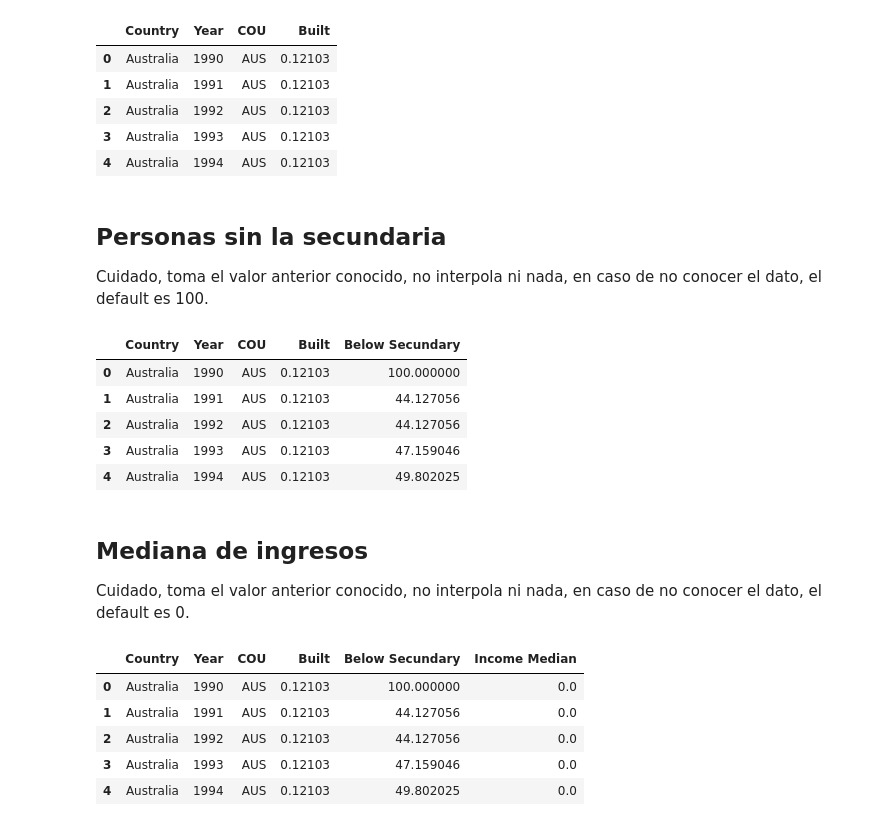
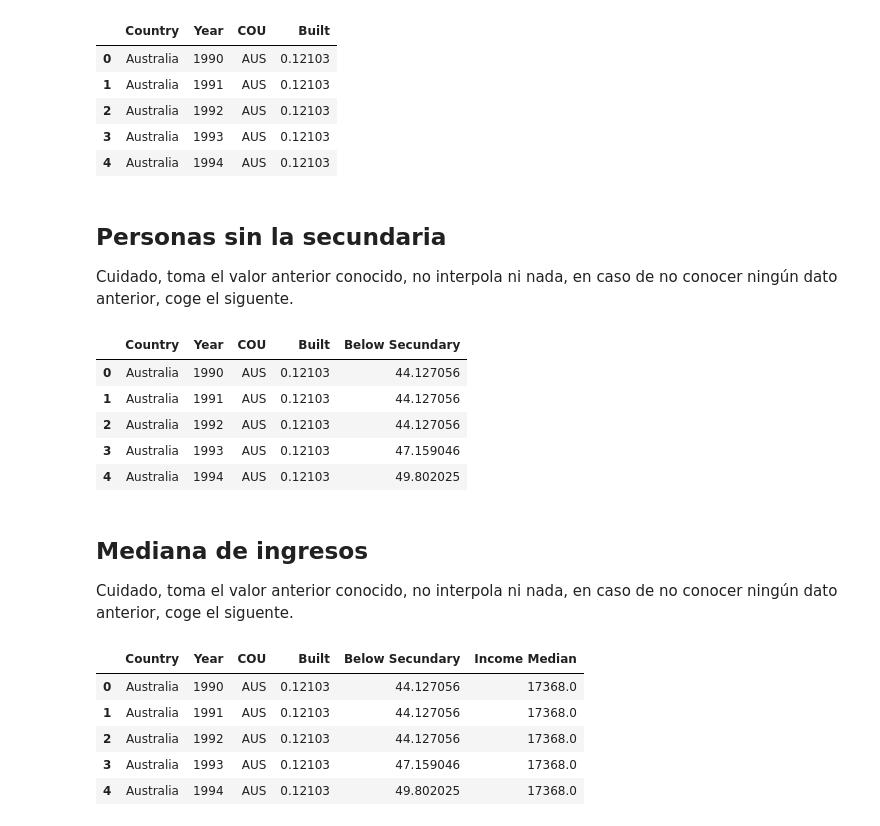
Before and after one commit to OscarGB/TFGInf, a Jupyter notebook: Generate Data.ipynb, the cells around one changed output. Saved outputs shown, nothing was run; the diff lists cells and outputs as text; code cells hidden in the pictures.

```diff
--- a/Generate Data.ipynb
+++ b/Generate Data.ipynb
@@ -5,13 +5,12 @@ import numpy as np
 # %% [markdown]
 ## Cargar datos
 # %%
-construido = pd.read_parquet("construido.parquet")
-educacion = pd.read_parquet("education2.parquet")
-income = pd.read_parquet("income.parquet")
-over65 = pd.read_parquet("over65.parquet")
-poblacion = pd.read_parquet("poblacion.parquet")
-renta = pd.read_parquet("renta.parquet")
-turismo = pd.read_parquet("tourism.parquet")
+construido = pd.read_parquet("construido.parquet") #
+educacion = pd.read_parquet("education.parquet")   #
+income = pd.read_parquet("income.parquet")         #
+poblacion = pd.read_parquet("poblacion.parquet")   #
+renta = pd.read_parquet("renta.parquet")           #
+turismo = pd.read_parquet("tourism.parquet")       #
 waste = pd.read_parquet("waste.parquet")
 # %% [markdown]
 ## Generar columnas de íncide (País ISO, nombre país y año)
@@ -61,10 +60,12 @@ Cuidado, toma el valor anterior conocido, no interpola ni nada.
 # %%
-df["Built"] = [0]*len(COUNTRIES)
+df["Built"] = [np.nan]*len(COUNTRIES)
 construido = construido[construido.MEAS == 'PCNT']
 for a in list(df.COU.unique()):
     for b in list(df.Year.unique()):
         df.loc[(df.COU == a) & (df.Year == b), "Built"] = \
             float(construido[(construido.COU == a) & (construido.Year <= b)].tail(1).Value)
+df.fillna(method="bfill", inplace=True)
+df.fillna(method="ffill", inplace=True)
 df.head()
 # %% [output]
 |  | Country | Year | COU | Built |
@@ -75,41 +76,45 @@ df.head()
 | 4 | Australia | 1994 | AUS | 0.12103 |
 # %% [markdown]
 ## Personas sin la secundaria
-Cuidado, toma el valor anterior conocido, no interpola ni nada, en caso de no conocer el dato, el default es 100.
+Cuidado, toma el valor anterior conocido, no interpola ni nada, en caso de no conocer ningún dato anterior, coge el siguente.
 # %%
-df["Below Secundary"] = [100]*len(COUNTRIES)
+df["Below Secundary"] = [0]*len(COUNTRIES)
 for a in list(df.COU.unique()):
     for b in list(df.Year.unique()):
         if educacion[(educacion.LOCATION == a) & (educacion.TIME <= b)].empty :
-            c = 100
+            c = np.nan
         else:
             c = float(educacion[(educacion.LOCATION == a) & (educacion.TIME <= b)].tail(1).Value)
         df.loc[(df.COU == a) & (df.Year == b), "Below Secundary"] = c
+df.fillna(method="bfill", inplace=True)
+df.fillna(method="ffill", inplace=True)
 df.head()
 # %% [output]
 |  | Country | Year | COU | Built | Below Secundary |
-| 0 | Australia | 1990 | AUS | 0.12103 | 100.000000 |
+| 0 | Australia | 1990 | AUS | 0.12103 | 44.127056 |
 | 1 | Australia | 1991 | AUS | 0.12103 | 44.127056 |
 | 2 | Australia | 1992 | AUS | 0.12103 | 44.127056 |
 | 3 | Australia | 1993 | AUS | 0.12103 | 47.159046 |
 | 4 | Australia | 1994 | AUS | 0.12103 | 49.802025 |
 # %% [markdown]
 ## Mediana de ingresos
-Cuidado, toma el valor anterior conocido, no interpola ni nada, en caso de no conocer el dato, el default es 0.
+Cuidado, toma el valor anterior conocido, no interpola ni nada, en caso de no conocer ningún dato anterior, coge el siguente.
 # %%
 df["Income Median"] = [0]*len(COUNTRIES)
 for a in list(df.COU.unique()):
     for b in list(df.Year.unique()):
-        if income[(income.LOCATION == a) & (income.TIME <= b) & (income.MEASURE == "MEDIANC")].empty :
-            c = 0
+        if income[(income.LOCATION == a) & (income.Year <= b) & (income.MEASURE == "MEDIANC")].empty :
+            c = np.nan
         else:
             c = float(income[(income.LOCATION == a) & (income.Year <= b) & (income.MEASURE == "MEDIANC")].tail(1).Value)
         df.loc[(df.COU == a) & (df.Year == b), "Income Median"] = c
+df.fillna(method="bfill", inplace=True)
+df.fillna(method="ffill", inplace=True)
 df.head()
 # %% [output]
 |  | Country | Year | COU | Built | Below Secundary | Income Median |
-| 0 | Australia | 1990 | AUS | 0.12103 | 100.000000 | 0.0 |
-| 1 | Australia | 1991 | AUS | 0.12103 | 44.127056 | 0.0 |
-| 2 | Australia | 1992 | AUS | 0.12103 | 44.127056 | 0.0 |
-| 3 | Australia | 1993 | AUS | 0.12103 | 47.159046 | 0.0 |
-| 4 | Australia | 1994 | AUS | 0.12103 | 49.802025 | 0.0 |
+| 0 | Australia | 1990 | AUS | 0.12103 | 44.127056 | 17368.0 |
+| 1 | Australia | 1991 | AUS | 0.12103 | 44.127056 | 17368.0 |
+| 2 | Australia | 1992 | AUS | 0.12103 | 44.127056 | 17368.0 |
+| 3 | Australia | 1993 | AUS | 0.12103 | 47.159046 | 17368.0 |
+| 4 | Australia | 1994 | AUS | 0.12103 | 49.802025 | 17368.0 |
```
Also changed, not shown: parts of 28 cells of this notebook, 11 other files.
